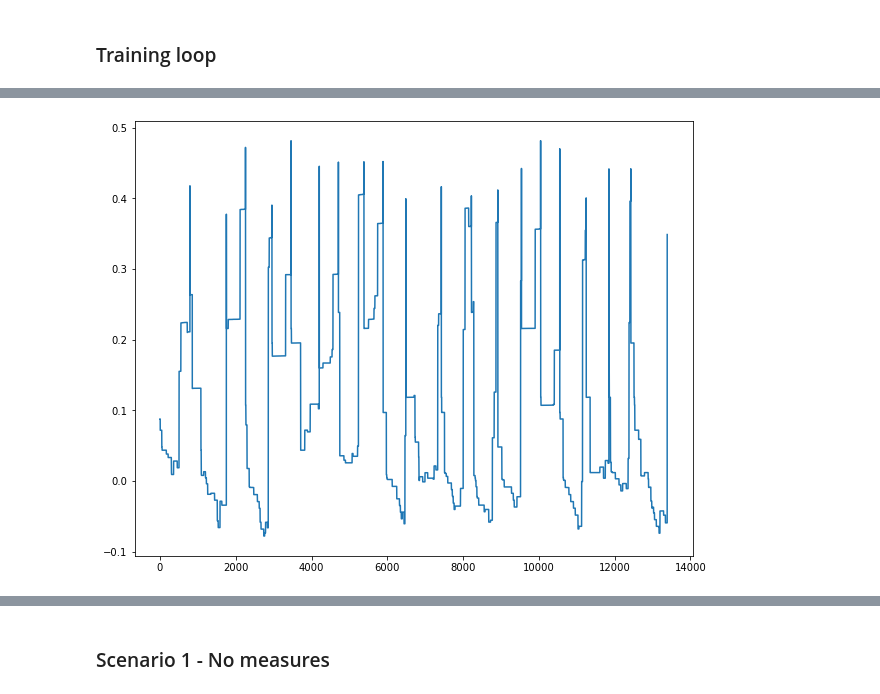
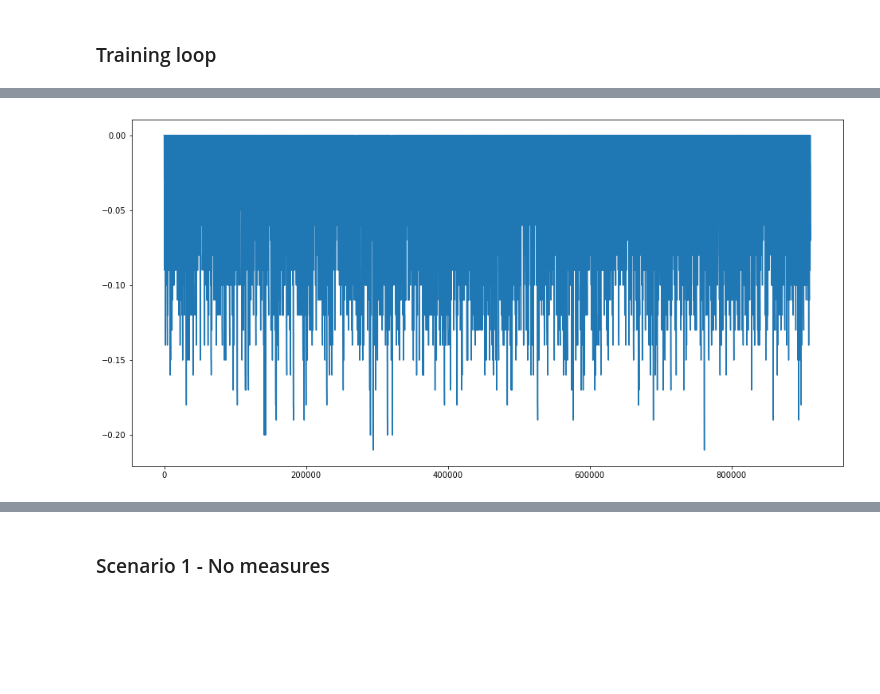
Before and after one commit to zebleck/aml_project, a Jupyter notebook: covid_abs/COVID_ABS_An_Agent_Based_Model_of_COVID_19_Epidemic_to_Simulate_Health_and_Economic_Effects_of_Social_Distancing_Interventions.ipynb, the cells around one changed output, grey strips where cells are left out. Drawn from its saved outputs; the diff is of its cells as text; code cells hidden in the pictures; blank space fills up the shorter version.

```diff
--- a/covid_abs/COVID_ABS_An_Agent_Based_Model_of_COVID_19_Epidemic_to_Simulate_Health_and_Economic_Effects_of_Social_Distancing_Interventions.ipynb
+++ b/covid_abs/COVID_ABS_An_Agent_Based_Model_of_COVID_19_Epidemic_to_Simulate_Health_and_Economic_Effects_of_Social_Distancing_Interventions.ipynb
@@ -164,24 +164,25 @@ def plot_durations(episode_durations):
         display.clear_output(wait=True)
         display.display(plt.gcf())
 # %%
-def calc_reward_np(E, A, D, r=0.1, s=1):
+def calc_reward_np(E, A, D, w=1, r=0.1, s=1):
 
-    return E * np.exp(- r * A * 100) - s * D
+    return w * E * np.exp(- r * A * 100) - s * D
 
-def plot_reward(x_i, y_i):
+def plot_reward(x_i, y_i, w=1, r=1, s=1):
     labels = ['Economy', 'Active cases', 'Cumulative deaths']
 
     x = np.linspace(0, 1, 1000)
     y = np.linspace(0, 1, 1000)
     xz, yz = np.meshgrid(x, y)
     zeros = np.zeros_like(xz)
+    ones = np.ones_like(xz)
 
     if x_i == 0 and y_i == 1:
-        rewards = calc_reward_np(xz, yz, zeros, r=0.1, s=1)
+        rewards = calc_reward_np(xz, yz, zeros, w=w, r=r, s=s)
     elif x_i == 0 and y_i == 2:
-        rewards = calc_reward_np(xz, zeros, y_i, r=0.1, s=1)
+        rewards = calc_reward_np(xz, zeros, yz, w=w, r=r, s=s)
     elif x_i == 1 and y_i == 2:
-        rewards = calc_reward_np(zeros, xz, yz, r=0.1, s=1)
+        rewards = calc_reward_np(ones, xz, yz, w=w, r=r, s=s)
     else:
         return
 
@@ -193,7 +194,11 @@ def plot_reward(x_i, y_i):
     plt.colorbar()
     plt.show()
 
-plot_reward(0, 1)
-plot_reward(0, 2)
-plot_reward(1, 2)
+
+w = 0
+r = 0.01
+s = 1
+plot_reward(0, 1, w=w, r=r, s=s)
+plot_reward(0, 2, w=w, r=r, s=s)
+plot_reward(1, 2, w=w, r=r, s=s)
 # %% [output]
@@ -300,17 +305,17 @@ def calc_reward(state, r=0.1, s=1):
     D = state[3].item()
     A = state[1].item() * 100
 
-    return E * np.exp(- r * A) - s * D
+    return 0 * E * np.exp(- r * A) - s * D
 
 
 def step(sim, statistics, action):
-    if action == 0:
+    if action == 1:
         sim.register_callback('on_person_move', lambda x: lockdown(x))
-    elif action == 1:
+    elif action == 0:
         sim.callbacks.pop('on_person_move', None)
     update(sim, statistics)
     state = get_state(statistics)
-    reward = calc_reward(state)
+    reward = calc_reward(state, r=0.1)
     done = sim.terminated()
 
     return _, reward, done, _
@@ -426,7 +431,7 @@ import time
 
 scenario1 = initialize_scenario()
 
-num_episodes = 5
+num_episodes = 1000
 
 action_list = []
 
@@ -478,6 +486,6 @@ print('Complete after {}s'.format(time.time()-start))
 # %%
-plt.figure(figsize=(10,8))
+plt.figure(figsize=(16,8))
 plt.plot(rewards)
 plt.show()
 # %% [output]
-[figure, old version]
+[figure, new version]
```
Also changed, not shown: parts of 5 cells of this notebook.
